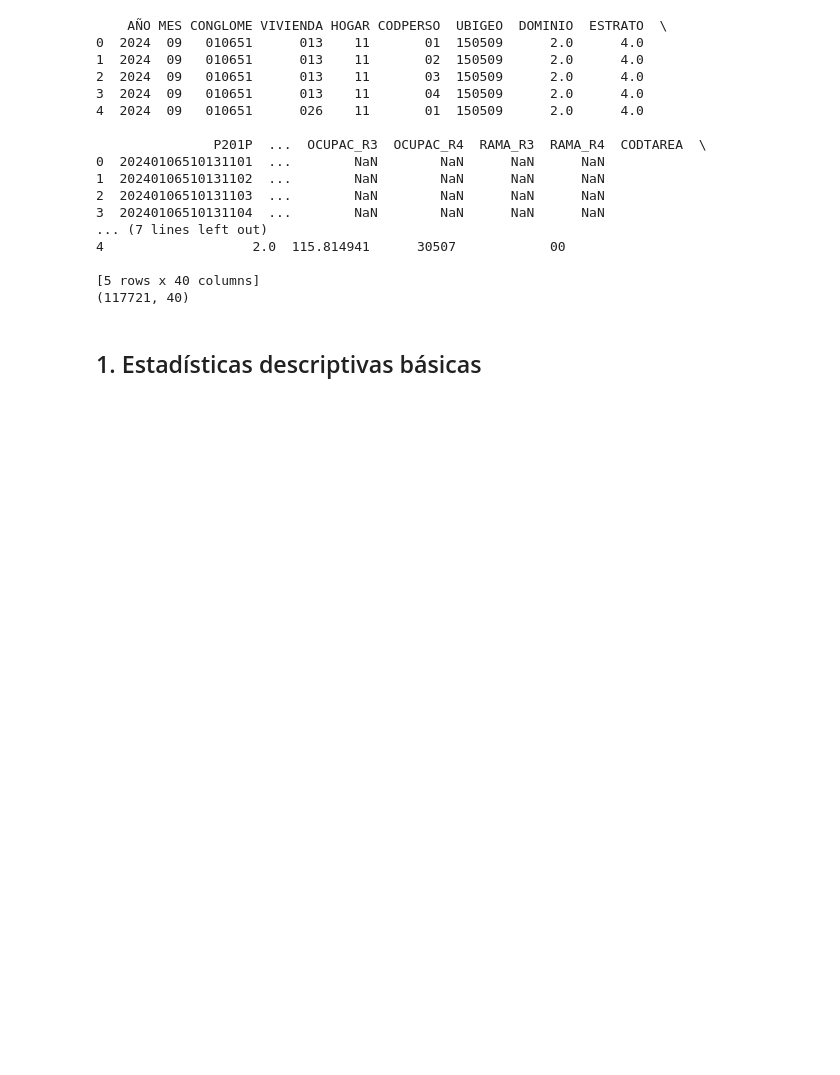
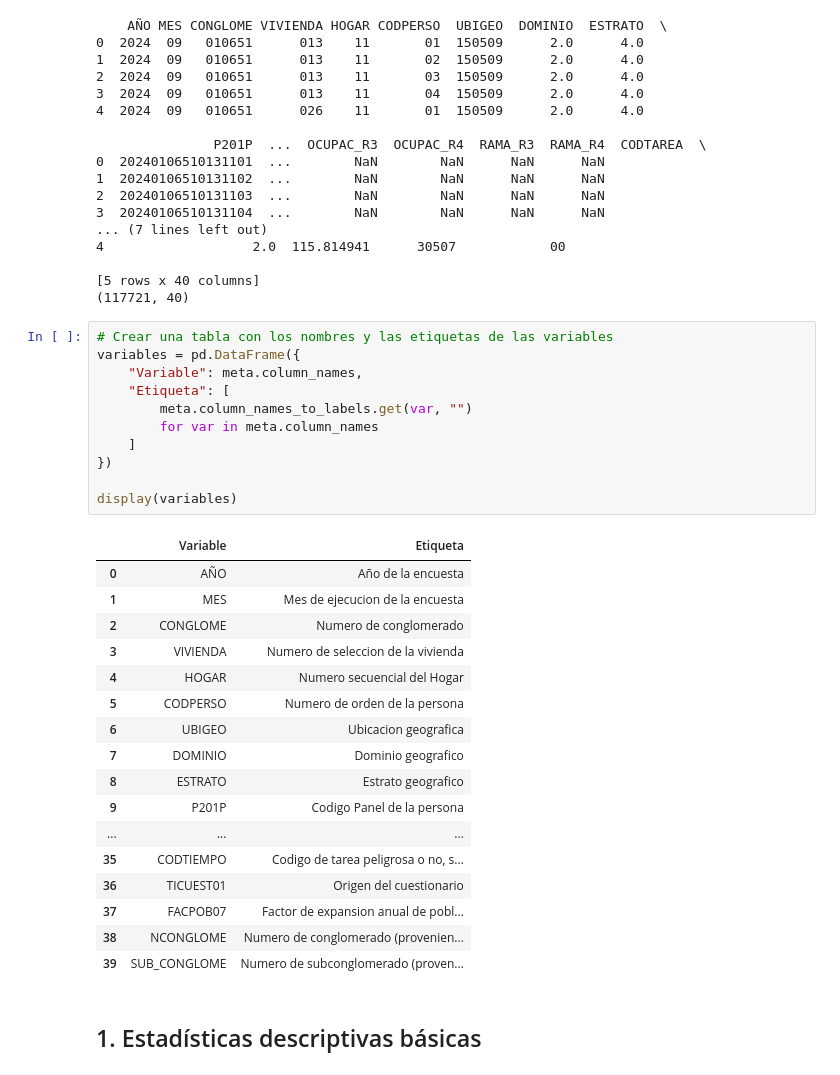
Before and after one commit to HaVi2404/Maestria_proyecto, a Jupyter notebook: notebooks/EDA.ipynb, the cells around one changed output. Drawn from its saved outputs; the diff is of its cells as text; blank space fills up the shorter version.

```diff
--- a/notebooks/EDA.ipynb
+++ b/notebooks/EDA.ipynb
@@ -30,6 +30,35 @@ print(base.shape)
 
 [5 rows x 40 columns]
 (117721, 40)
+# %%
+# Crear una tabla con los nombres y las etiquetas de las variables
+variables = pd.DataFrame({
+    "Variable": meta.column_names,
+    "Etiqueta": [
+        meta.column_names_to_labels.get(var, "")
+        for var in meta.column_names
+    ]
+})
+
+display(variables)
+# %% [output]
+|  | Variable | Etiqueta |
+| 0 | AÑO | Año de la encuesta |
+| 1 | MES | Mes de ejecucion de la encuesta |
+| 2 | CONGLOME | Numero de conglomerado |
+| 3 | VIVIENDA | Numero de seleccion de la vivienda |
+| 4 | HOGAR | Numero secuencial del Hogar |
+| 5 | CODPERSO | Numero de orden de la persona |
+| 6 | UBIGEO | Ubicacion geografica |
+| 7 | DOMINIO | Dominio geografico |
+| 8 | ESTRATO | Estrato geografico |
+| 9 | P201P | Codigo Panel de la persona |
+| ... | ... | ... |
+| 35 | CODTIEMPO | Codigo de tarea peligrosa o no, s... |
+| 36 | TICUEST01 | Origen del cuestionario |
+| 37 | FACPOB07 | Factor de expansion anual de pobl... |
+| 38 | NCONGLOME | Numero de conglomerado (provenien... |
+| 39 | SUB_CONGLOME | Numero de subconglomerado (proven... |
 # %% [markdown]
 ## 1. Estadísticas descriptivas básicas
 # %%
```
Also changed, not shown: parts of 3 cells of this notebook.
